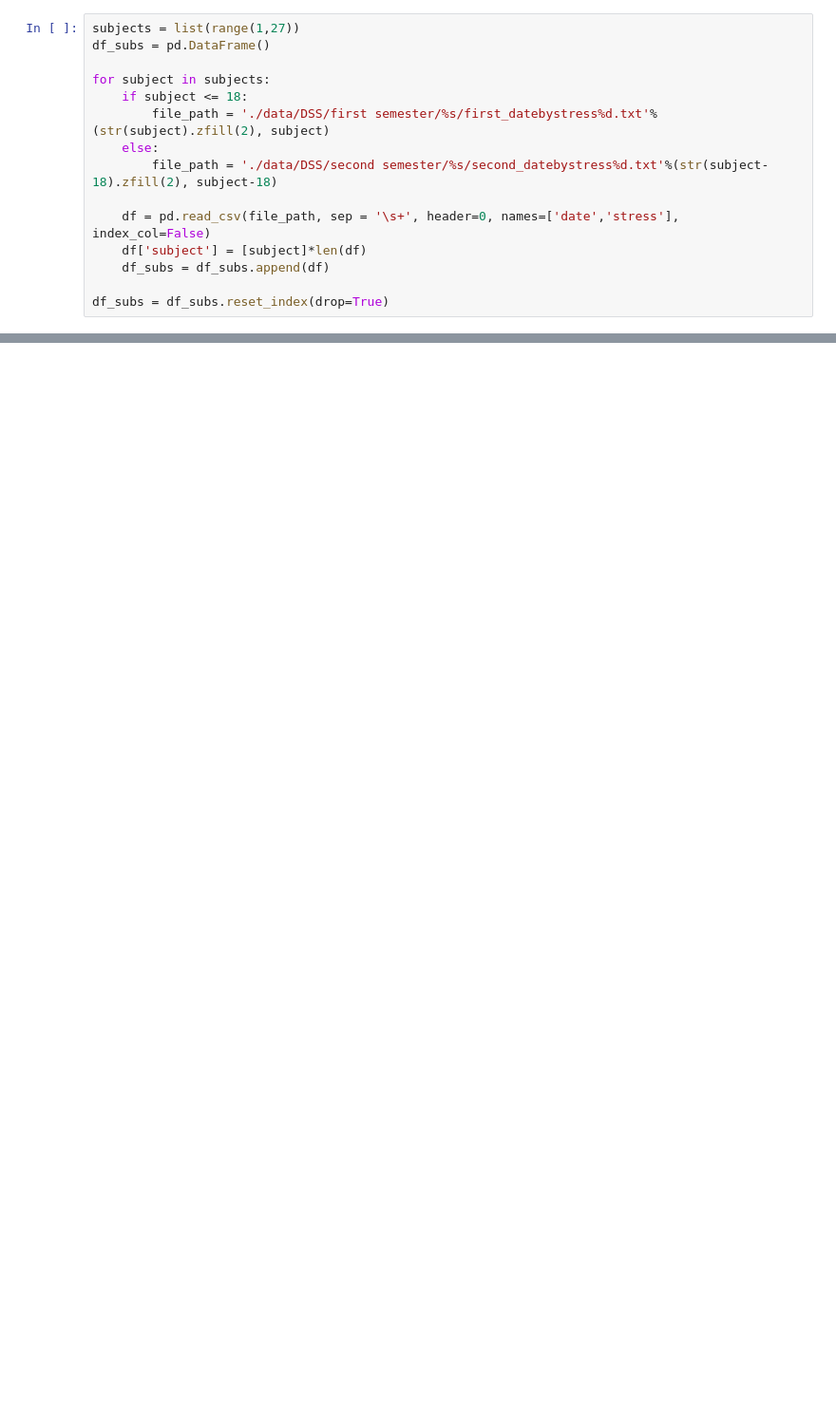
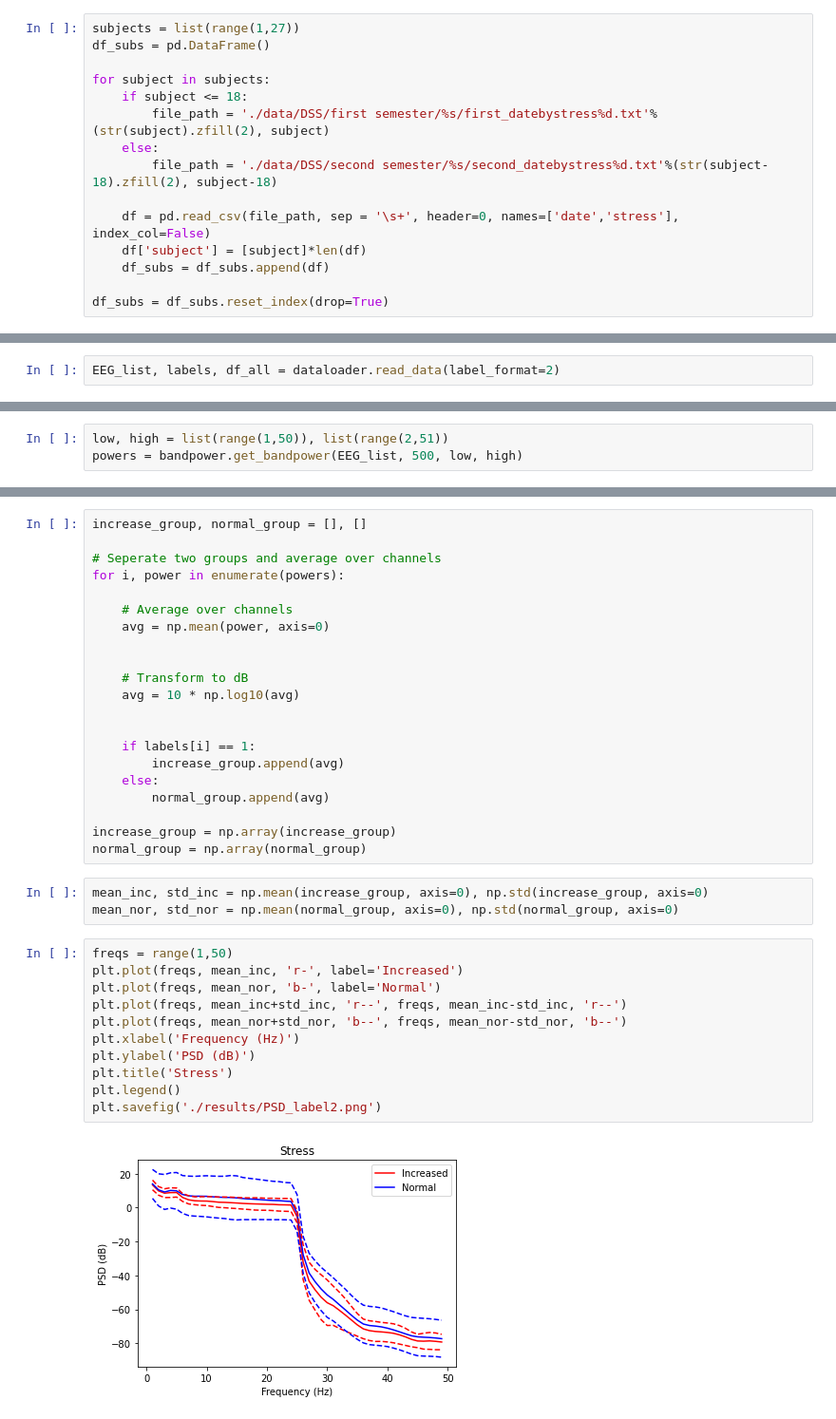
Before and after one commit to hundredball/Classroom_stress, a Jupyter notebook: data_analysis.ipynb, the cells around one changed output, grey strips where cells are left out. Shown at 95% size. Saved outputs shown, nothing was run; the diff lists cells and outputs as text; blank space fills up the shorter version.

```diff
--- a/data_analysis.ipynb
+++ b/data_analysis.ipynb
@@ -391,0 +153,2 @@ Name: channels, Length: 130, dtype: object
+# %%
+EEG_list, labels, df_all = dataloader.read_data(label_format=2)
@@ -391,0 +157,3 @@ Name: channels, Length: 130, dtype: object
+# %%
+low, high = list(range(1,50)), list(range(2,51))
+powers = bandpower.get_bandpower(EEG_list, 500, low, high)
@@ -391,0 +176,37 @@ Name: channels, Length: 130, dtype: object
+# %%
+increase_group, normal_group = [], []
+
+# Seperate two groups and average over channels
+for i, power in enumerate(powers):
+
+    # Average over channels
+    avg = np.mean(power, axis=0)
+
+
+    # Transform to dB
+    avg = 10 * np.log10(avg)
+
+
+    if labels[i] == 1:
+        increase_group.append(avg)
+    else:
+        normal_group.append(avg)
+
+increase_group = np.array(increase_group)
+normal_group = np.array(normal_group)
+# %%
+mean_inc, std_inc = np.mean(increase_group, axis=0), np.std(increase_group, axis=0)
+mean_nor, std_nor = np.mean(normal_group, axis=0), np.std(normal_group, axis=0)
+# %%
+freqs = range(1,50)
+plt.plot(freqs, mean_inc, 'r-', label='Increased')
+plt.plot(freqs, mean_nor, 'b-', label='Normal')
+plt.plot(freqs, mean_inc+std_inc, 'r--', freqs, mean_inc-std_inc, 'r--')
+plt.plot(freqs, mean_nor+std_nor, 'b--', freqs, mean_nor-std_nor, 'b--')
+plt.xlabel('Frequency (Hz)')
+plt.ylabel('PSD (dB)')
+plt.title('Stress')
+plt.legend()
+plt.savefig('./results/PSD_label2.png')
+# %% [output]
+[figure, added]
```
Also changed, not shown: parts of 21 cells of this notebook, 3 other files.
